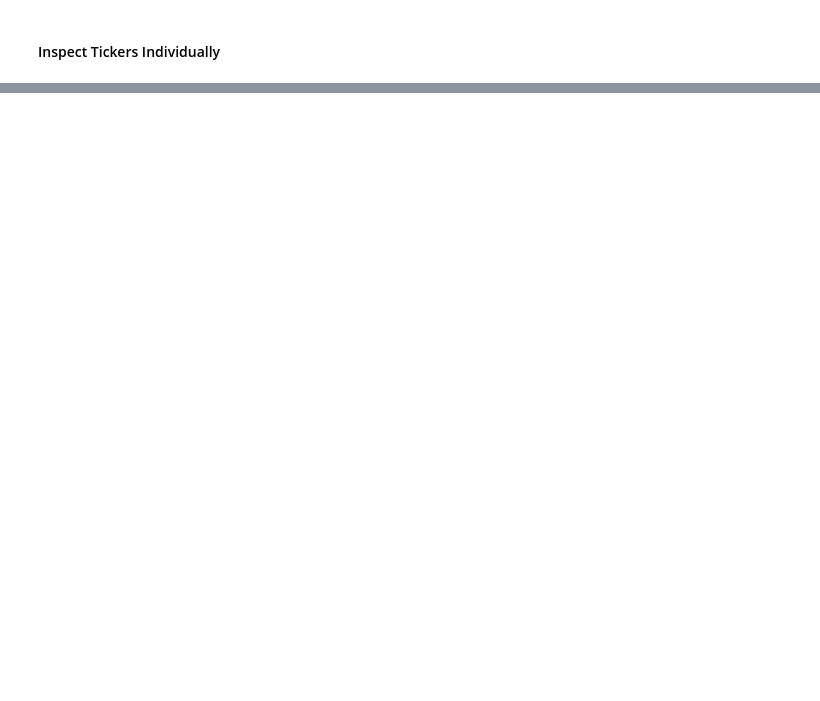
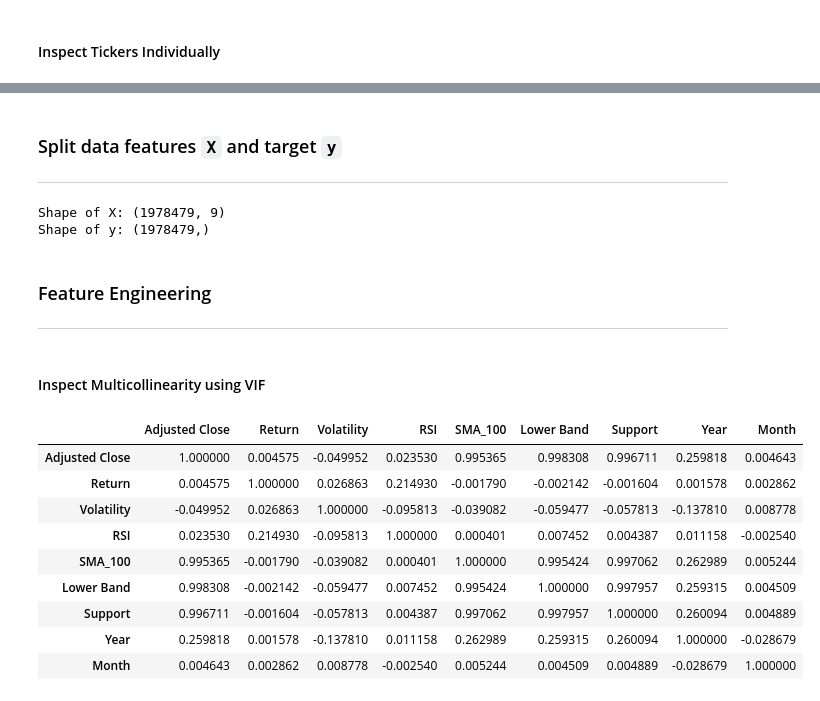
Before and after one commit to Corey-Holton/Group_project_2, a Jupyter notebook: notebooks/christian_exploration/exploratory_data_analysis/explore_stock_data.ipynb, the cells around one changed output, grey strips where cells are left out. Drawn from its saved outputs; the diff is of its cells as text; code cells hidden in the pictures; blank space fills up the shorter version.

```diff
--- a/notebooks/christian_exploration/exploratory_data_analysis/explore_stock_data.ipynb
+++ b/notebooks/christian_exploration/exploratory_data_analysis/explore_stock_data.ipynb
@@ -86,6 +88,8 @@ ___
 # %% [markdown]
 #### Split todays data (For prediction) and historical data (For training)
 # %%
-todays_date = date.today().strftime("%Y-%m-%d")
+todays_date = "2024-10-25"
 
 historical_data, todays_data = split_dataset_by_date(raw_data, todays_date)
+
+print("Todays Date:", todays_date)
@@ -322,9 +328,9 @@ Shape: (1978479, 16)
 # %% [markdown]
 #### Optional: For initial phase of training, filter large dataset.
 # %%
-remove_up_to = "2024-01-01"
-historical_data = filter_data_by_date_range(historical_data, remove_up_to)
+# remove_up_to = "2024-01-01"
+# historical_data = filter_data_by_date_range(historical_data, remove_up_to)
 
-print("Shape:", historical_data.shape)
-display(historical_data.head())
-display(historical_data.tail())
+# print("Shape:", historical_data.shape)
+# display(historical_data.head())
+# display(historical_data.tail())
@@ -521,0 +397,9 @@ print("RMSE:", rmse)
+# %%
+select_data = data_v2.copy()
+
+select_columns_to_drop = ["Action", "Previous Day Close", "SMA_50", "Resistance", "Upper Band", "SMA_200", "Day"]
+
+data = select_data.drop(columns=select_columns_to_drop)
+
+print("Shape:", data.shape)
+data.head()
@@ -521,0 +415,33 @@ print("RMSE:", rmse)
+# %% [markdown]
+### Split data features `X` and target `y`
+___
+# %%
+# Split the data into features (X) and target (y)
+X = data.drop(columns="Next Day Close")
+
+y = data["Next Day Close"]
+
+print("Shape of X:", X.shape)
+print("Shape of y:", y.shape)
+# %% [output]
+Shape of X: (1978479, 9)
+Shape of y: (1978479,)
+# %% [markdown]
+### Feature Engineering
+___
+# %% [markdown]
+#### Inspect Multicollinearity using VIF
+# %%
+# Perform correlation matrix of X
+X.corr().style.background_gradient(cmap="coolwarm")
+# %% [output]
+|  | Adjusted Close | Return | Volatility | RSI | SMA_100 | Lower Band | Support | Year | Month |
+| Adjusted Close | 1.000000 | 0.004575 | -0.049952 | 0.023530 | 0.995365 | 0.998308 | 0.996711 | 0.259818 | 0.004643 |
+| Return | 0.004575 | 1.000000 | 0.026863 | 0.214930 | -0.001790 | -0.002142 | -0.001604 | 0.001578 | 0.002862 |
+| Volatility | -0.049952 | 0.026863 | 1.000000 | -0.095813 | -0.039082 | -0.059477 | -0.057813 | -0.137810 | 0.008778 |
+| RSI | 0.023530 | 0.214930 | -0.095813 | 1.000000 | 0.000401 | 0.007452 | 0.004387 | 0.011158 | -0.002540 |
+| SMA_100 | 0.995365 | -0.001790 | -0.039082 | 0.000401 | 1.000000 | 0.995424 | 0.997062 | 0.262989 | 0.005244 |
+| Lower Band | 0.998308 | -0.002142 | -0.059477 | 0.007452 | 0.995424 | 1.000000 | 0.997957 | 0.259315 | 0.004509 |
+| Support | 0.996711 | -0.001604 | -0.057813 | 0.004387 | 0.997062 | 0.997957 | 1.000000 | 0.260094 | 0.004889 |
+| Year | 0.259818 | 0.001578 | -0.137810 | 0.011158 | 0.262989 | 0.259315 | 0.260094 | 1.000000 | -0.028679 |
+| Month | 0.004643 | 0.002862 | 0.008778 | -0.002540 | 0.005244 | 0.004509 | 0.004889 | -0.028679 | 1.000000 |
```
Also changed, not shown: parts of 46 cells of this notebook, 4 other files.
